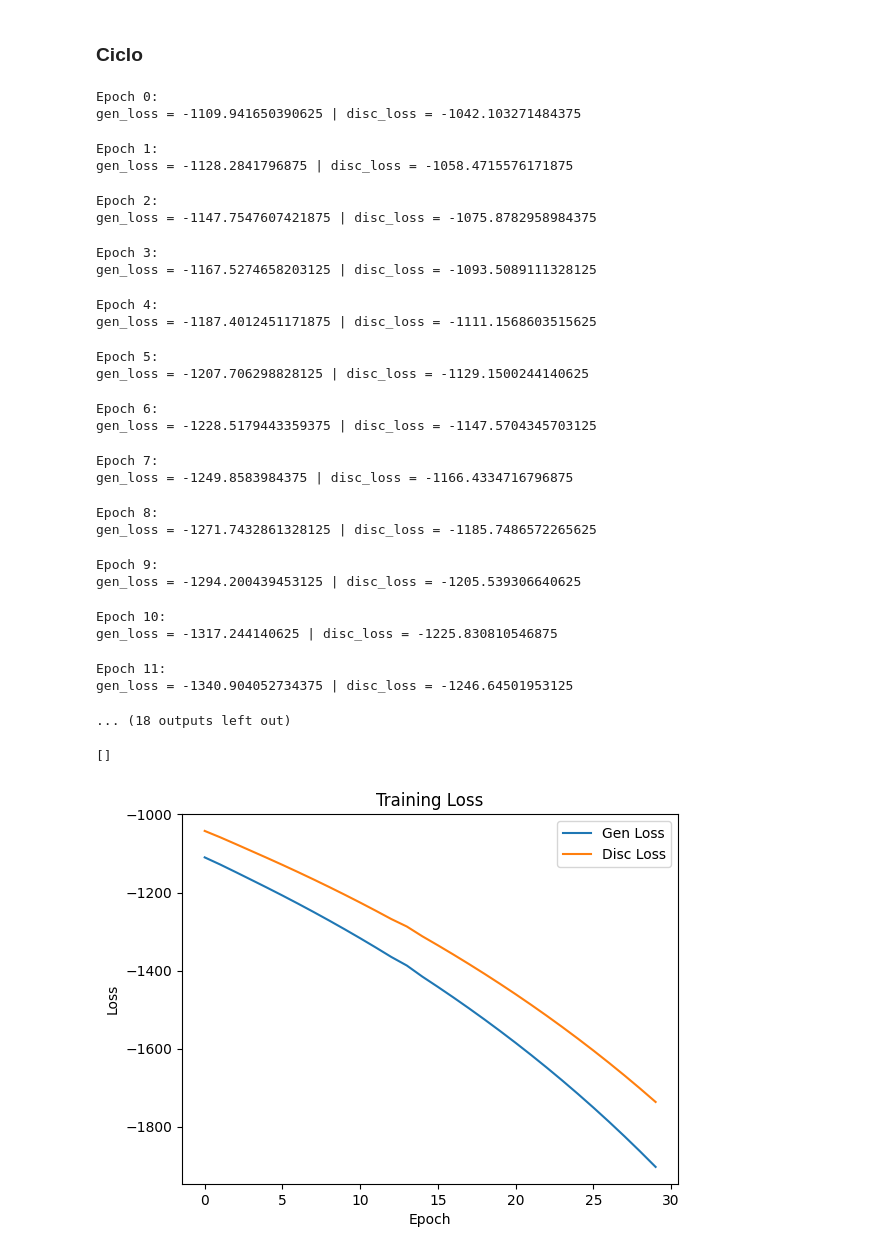
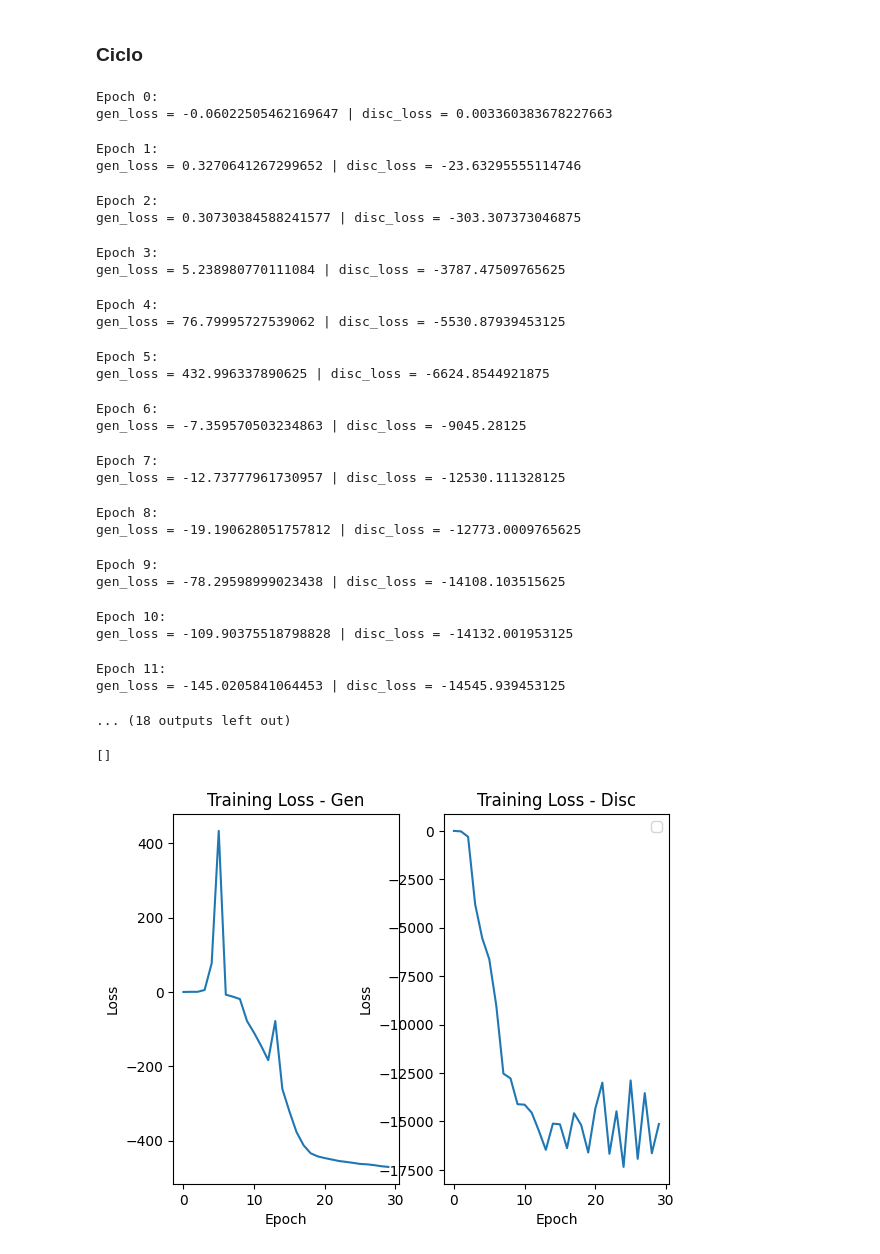
Before and after one commit to guirque/FaceGenerationGAN, a Jupyter notebook: src/main.ipynb, the cells around one changed output. Saved outputs shown, nothing was run; the diff lists cells and outputs as text; code cells hidden in the pictures.

```diff
--- a/src/main.ipynb
+++ b/src/main.ipynb
@@ -16,8 +16,8 @@ BATCH_SIZE = 20
 # %% [markdown]
 ## Transform
 # %%
-train_transform = ttran.Compose([ttran.Resize((300, 300)), ttran.PILToTensor()])
-test_transform = ttran.Compose([ttran.Resize((300, 300)),ttran.PILToTensor()])
+train_transform = ttran.Compose([ttran.Resize((300, 300)), ttran.ToTensor(), ttran.Normalize((0.5, 0.5, 0.5), (0.5, 0.5, 0.5))])
+test_transform = ttran.Compose([ttran.Resize((300, 300)),ttran.ToTensor(), ttran.Normalize((0.5, 0.5, 0.5), (0.5, 0.5, 0.5))])
 # %% [markdown]
 ## Dataset
 # %%
@@ -109,15 +120,15 @@ class Discriminator(nn.Module):
         flattened_img_size = img_size*img_size*3
 
         self.layers = nn.Sequential(
-            nn.Flatten(),
+            #nn.Flatten(),
             nn.Linear(flattened_img_size, 1024),
-            nn.ReLU(),
+            nn.LeakyReLU(),
             nn.Linear(1024, 512),
-            nn.ReLU(),
+            nn.LeakyReLU(),
             nn.Linear(512, 256),
-            nn.ReLU(),
+            nn.LeakyReLU(),
             nn.Linear(256, 128),
-            nn.ReLU(),
+            nn.LeakyReLU(),
             nn.Linear(128, 1),
             #nn.Sigmoid()
         )
@@ -125,7 +136,7 @@ class Discriminator(nn.Module):
 
     def forward(self, img):
 
-        img = img / 255
+        #img = img / 255
         output = self.layers(img)
 
         return output
@@ -216,14 +229,15 @@ for epoch in tqdm(range(NUM_EPOCHS), desc='Epoch'):
 
     dl = iter(DataLoader(ds, BATCH_SIZE, shuffle=True))
 
-    epoch_gen_loss = 0
-    epoch_disc_loss = 0
+    epoch_gen_loss = torch.scalar_tensor(0.0).to(device)
+    epoch_disc_loss = torch.scalar_tensor(0.0).to(device)
 
     batch = next(dl, None)
     # for each batch
     while batch is not None:
 
         real_imgs, labels = batch
+        real_imgs = real_imgs.reshape(real_imgs.shape[0], -1)
         real_imgs = real_imgs.to(device)
         labels = labels.to(device)
 
@@ -234,8 +248,8 @@ for epoch in tqdm(range(NUM_EPOCHS), desc='Epoch'):
 
         # loss calculation
         loss_disc, loss_gen = loss(model, real_imgs, noise_input)
-        epoch_gen_loss += loss_gen
-        epoch_disc_loss += loss_disc
+        epoch_gen_loss = torch.mean(torch.stack((loss_gen, epoch_gen_loss)))
+        epoch_disc_loss = torch.mean(torch.stack((loss_disc, epoch_disc_loss)))
 
         # Loading next image
         batch = next(dl, None)
@@ -269,47 +283,50 @@ for epoch in tqdm(range(NUM_EPOCHS), desc='Epoch'):
     epoch_disc_history.append(epoch_disc_loss.item())
 # %% [output]
 Epoch 0:
-gen_loss = -1109.941650390625 | disc_loss = -1042.103271484375
+gen_loss = -0.06022505462169647 | disc_loss = 0.003360383678227663
 Epoch 1:
-gen_loss = -1128.2841796875 | disc_loss = -1058.4715576171875
+gen_loss = 0.3270641267299652 | disc_loss = -23.63295555114746
 Epoch 2:
-gen_loss = -1147.7547607421875 | disc_loss = -1075.8782958984375
+gen_loss = 0.30730384588241577 | disc_loss = -303.307373046875
 Epoch 3:
-gen_loss = -1167.5274658203125 | disc_loss = -1093.5089111328125
+gen_loss = 5.238980770111084 | disc_loss = -3787.47509765625
 Epoch 4:
-gen_loss = -1187.4012451171875 | disc_loss = -1111.1568603515625
+gen_loss = 76.79995727539062 | disc_loss = -5530.87939453125
 Epoch 5:
-gen_loss = -1207.706298828125 | disc_loss = -1129.1500244140625
+gen_loss = 432.996337890625 | disc_loss = -6624.8544921875
 Epoch 6:
-gen_loss = -1228.5179443359375 | disc_loss = -1147.5704345703125
+gen_loss = -7.359570503234863 | disc_loss = -9045.28125
 Epoch 7:
-gen_loss = -1249.8583984375 | disc_loss = -1166.4334716796875
+gen_loss = -12.73777961730957 | disc_loss = -12530.111328125
 Epoch 8:
-gen_loss = -1271.7432861328125 | disc_loss = -1185.7486572265625
+gen_loss = -19.190628051757812 | disc_loss = -12773.0009765625
 Epoch 9:
-gen_loss = -1294.200439453125 | disc_loss = -1205.539306640625
+gen_loss = -78.29598999023438 | disc_loss = -14108.103515625
 Epoch 10:
-gen_loss = -1317.244140625 | disc_loss = -1225.830810546875
+gen_loss = -109.90375518798828 | disc_loss = -14132.001953125
 Epoch 11:
-gen_loss = -1340.904052734375 | disc_loss = -1246.64501953125
+gen_loss = -145.0205841064453 | disc_loss = -14545.939453125
 ... (18 outputs left out)
 # %%
 import matplotlib.pyplot as plt
 
-fig, axes = plt.subplots(1, 1)
+fig, axes = plt.subplots(1, 2)
 
-axes.set_title('Training Loss')
-axes.plot(epoch_gen_history, label='Gen Loss')
-axes.plot(epoch_disc_history, label='Disc Loss')
-axes.set_xlabel('Epoch')
-axes.set_ylabel('Loss')
+axes[0].set_title('Training Loss - Gen')
+axes[0].plot(epoch_gen_history)
+axes[1].set_title('Training Loss - Disc')
+axes[1].plot(epoch_disc_history)
+axes[0].set_xlabel('Epoch')
+axes[0].set_ylabel('Loss')
+axes[1].set_xlabel('Epoch')
+axes[1].set_ylabel('Loss')
 
 plt.legend()
 
 plt.plot()
 # %% [output]
 []
-[figure, old version]
+[figure, new version]
 # %%
 from torchvision.transforms.functional import to_pil_image
 
```
Also changed, not shown: parts of 9 cells of this notebook.
